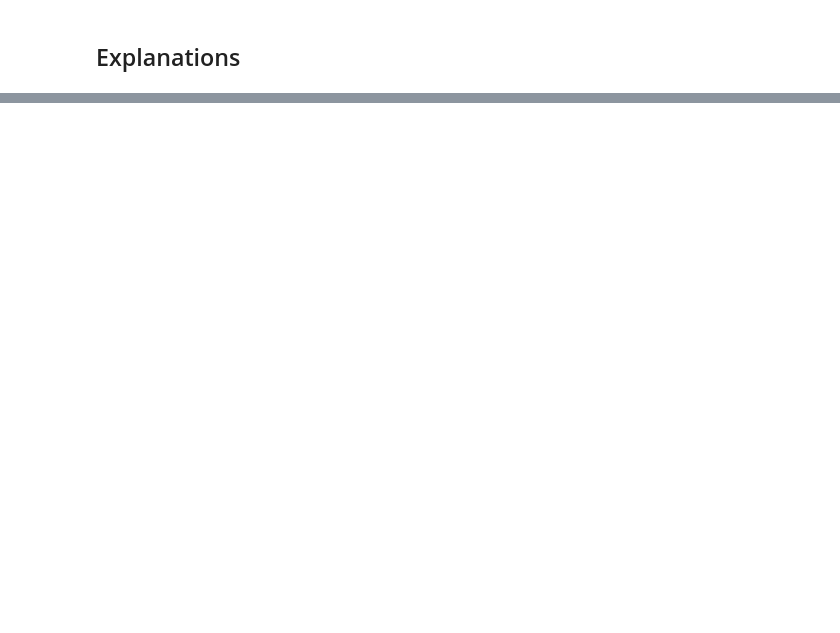
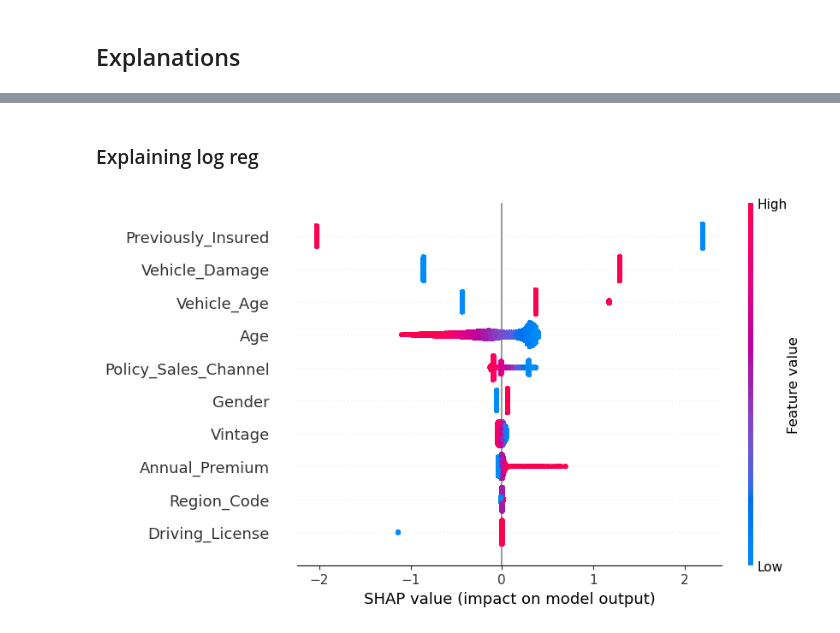
Before and after one commit to KelvYing/Insurance, a Jupyter notebook: insur.ipynb, the cells around one changed output, grey strips where cells are left out. Saved outputs shown, nothing was run; the diff lists cells and outputs as text; code cells hidden in the pictures; blank space fills up the shorter version.

```diff
--- a/insur.ipynb
+++ b/insur.ipynb
@@ -102,7 +104,8 @@ print(roc_auc_score(y_test, pred))
 # %% [markdown]
 ### Log Reg model
 # %%
-clf = LogisticRegression(n_jobs = 4, random_state=0, C = 100).fit(X_train, y_train)
-clf.predict(X_test)
-print(roc_auc_score(y_test, pred))
+clf = LogisticRegression(n_jobs = 4, random_state=0, C = 10, class_weight = 'balanced')
+clf.fit(X_train, y_train)
+pred_clf = clf.predict_proba(X_test)[:, 1]
+print(roc_auc_score(y_test, pred_clf))
 # %% [output]
@@ -109,0 +115,5 @@ print(roc_auc_score(y_test, pred))
+# %%
+sgd = SGDClassifier( loss = 'log_loss' , class_weight= 'balanced', random_state= 0 , n_jobs= 6)
+sgd.fit(X_train, y_train)
+pred_sgd = sgd.predict_proba(X_test)[:, 1]
+print(roc_auc_score(y_test, pred_sgd))
@@ -123,7 +135,8 @@ param_grid = {
 
 fine_tuned = XGBClassifier(objective='binary:logistic', scale_pos_weight= 7.13,
                            device="cuda" , colsample_bytree = 0.6 , max_depth = 8,
-                           min_child_weight = 3, eta = 0.189999, subsample = 0.9)
+                           min_child_weight = 3, eta = 0.189999, subsample = 0.9,
+                           eval_metric = 'AUC')
 
 grid_acc = RandomizedSearchCV(fine_tuned, param_grid, n_iter = 200, cv = 5, scoring = 'roc_auc', verbose=1, n_jobs = 6)
 grid_acc.fit(X_train, y_train)
@@ -161,7 +174,7 @@ param_grid2 = {
 
 }
 
-fine_tuned2 = LogisticRegression(random_state=0)
+fine_tuned2 = LogisticRegression(random_state=0, class_weight = 'balanced')
 
 grid_acc = RandomizedSearchCV(fine_tuned2, param_grid2, n_iter = 6, cv = 5, scoring = 'roc_auc', verbose=1, n_jobs = 6)
 grid_acc.fit(X_train, y_train)
@@ -188,0 +219,8 @@ Name: count, dtype: int64
+# %% [markdown]
+### Explaining log reg
+# %%
+explainer = shap.Explainer(clf, X_train)
+shap_values = explainer(X_test)
+shap.plots.beeswarm(shap_values)
+# %% [output]
+[figure, added]
```
Also changed, not shown: parts of 18 cells of this notebook, 1 other file.
